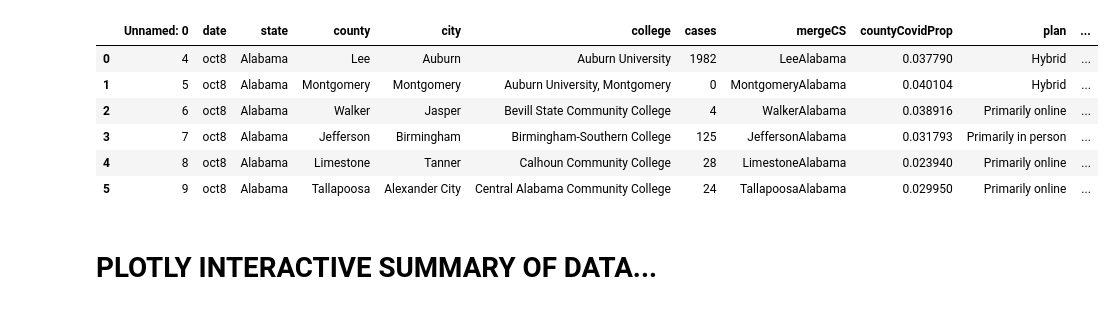
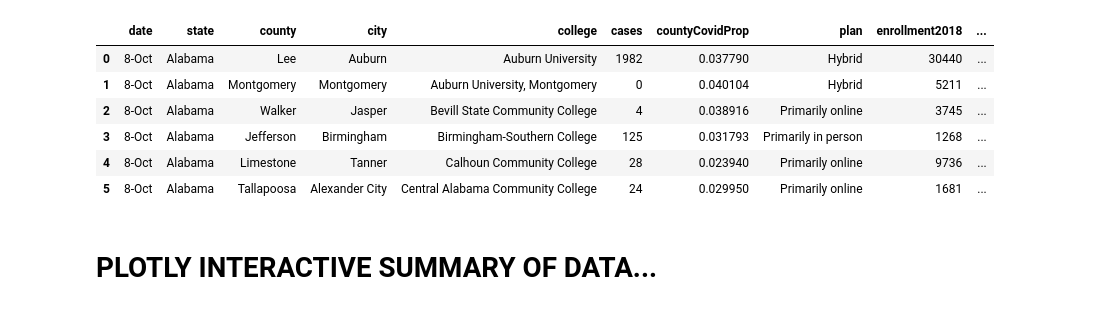
Before and after one commit to ahmadazim/HODP_collegeCovid, a Jupyter notebook: covidCollege.ipynb, the cells around one changed output. Drawn from its saved outputs; the diff is of its cells as text; code cells hidden in the pictures.

```diff
--- a/covidCollege.ipynb
+++ b/covidCollege.ipynb
@@ -36,16 +37,16 @@ theme_hodp = go.layout.Template(
     )
 )
 # %%
-d = pd.read_csv("./cleanData/allData.csv")
+d = pd.read_csv("./cleanData/allData_smaller.csv")
 d.iloc[:6,:]
 # %% [output]
-|  | Unnamed: 0 | date | state | county | city | college | cases | mergeCS | countyCovidProp | plan | ... |
-| 0 | 4 | oct8 | Alabama | Lee | Auburn | Auburn University | 1982 | LeeAlabama | 0.037790 | Hybrid | ... |
-| 1 | 5 | oct8 | Alabama | Montgomery | Montgomery | Auburn University, Montgomery | 0 | MontgomeryAlabama | 0.040104 | Hybrid | ... |
-| 2 | 6 | oct8 | Alabama | Walker | Jasper | Bevill State Community College | 4 | WalkerAlabama | 0.038916 | Primarily online | ... |
-| 3 | 7 | oct8 | Alabama | Jefferson | Birmingham | Birmingham-Southern College | 125 | JeffersonAlabama | 0.031793 | Primarily in person | ... |
-| 4 | 8 | oct8 | Alabama | Limestone | Tanner | Calhoun Community College | 28 | LimestoneAlabama | 0.023940 | Primarily online | ... |
-| 5 | 9 | oct8 | Alabama | Tallapoosa | Alexander City | Central Alabama Community College | 24 | TallapoosaAlabama | 0.029950 | Primarily online | ... |
+|  | date | state | county | city | college | cases | countyCovidProp | plan | enrollment2018 | ... |
+| 0 | 8-Oct | Alabama | Lee | Auburn | Auburn University | 1982 | 0.037790 | Hybrid | 30440 | ... |
+| 1 | 8-Oct | Alabama | Montgomery | Montgomery | Auburn University, Montgomery | 0 | 0.040104 | Hybrid | 5211 | ... |
+| 2 | 8-Oct | Alabama | Walker | Jasper | Bevill State Community College | 4 | 0.038916 | Primarily online | 3745 | ... |
+| 3 | 8-Oct | Alabama | Jefferson | Birmingham | Birmingham-Southern College | 125 | 0.031793 | Primarily in person | 1268 | ... |
+| 4 | 8-Oct | Alabama | Limestone | Tanner | Calhoun Community College | 28 | 0.023940 | Primarily online | 9736 | ... |
+| 5 | 8-Oct | Alabama | Tallapoosa | Alexander City | Central Alabama Community College | 24 | 0.029950 | Primarily online | 1681 | ... |
 # %%
 fig = px.scatter(d, x="countyCovidProp", y="adjCases", hover_name="college",
                  hover_data=["cases", "adjCases", "county", 'city', 'state', 'countyCovidProp', 'enrollment2018','type', 'plan'])
```
Also changed, not shown: parts of 4 cells of this notebook, 9 other files.
